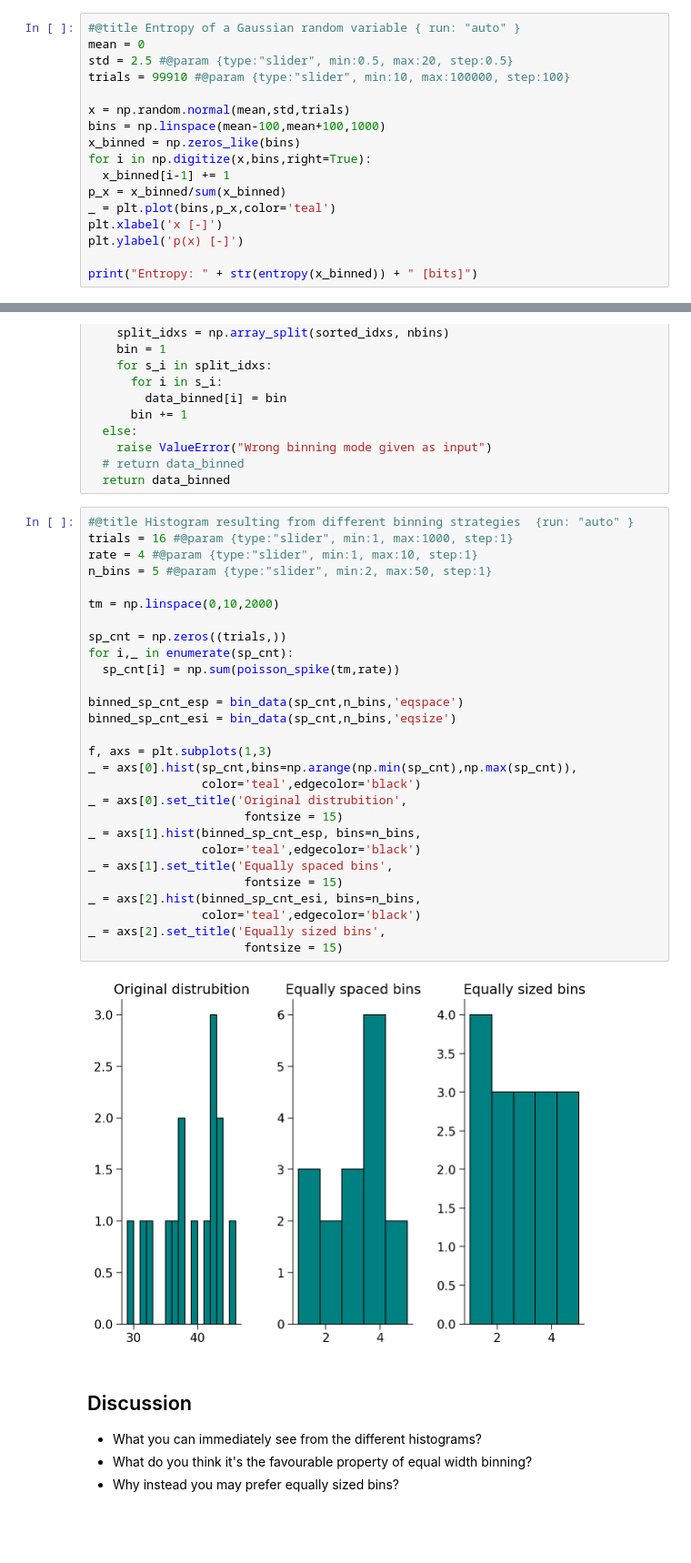
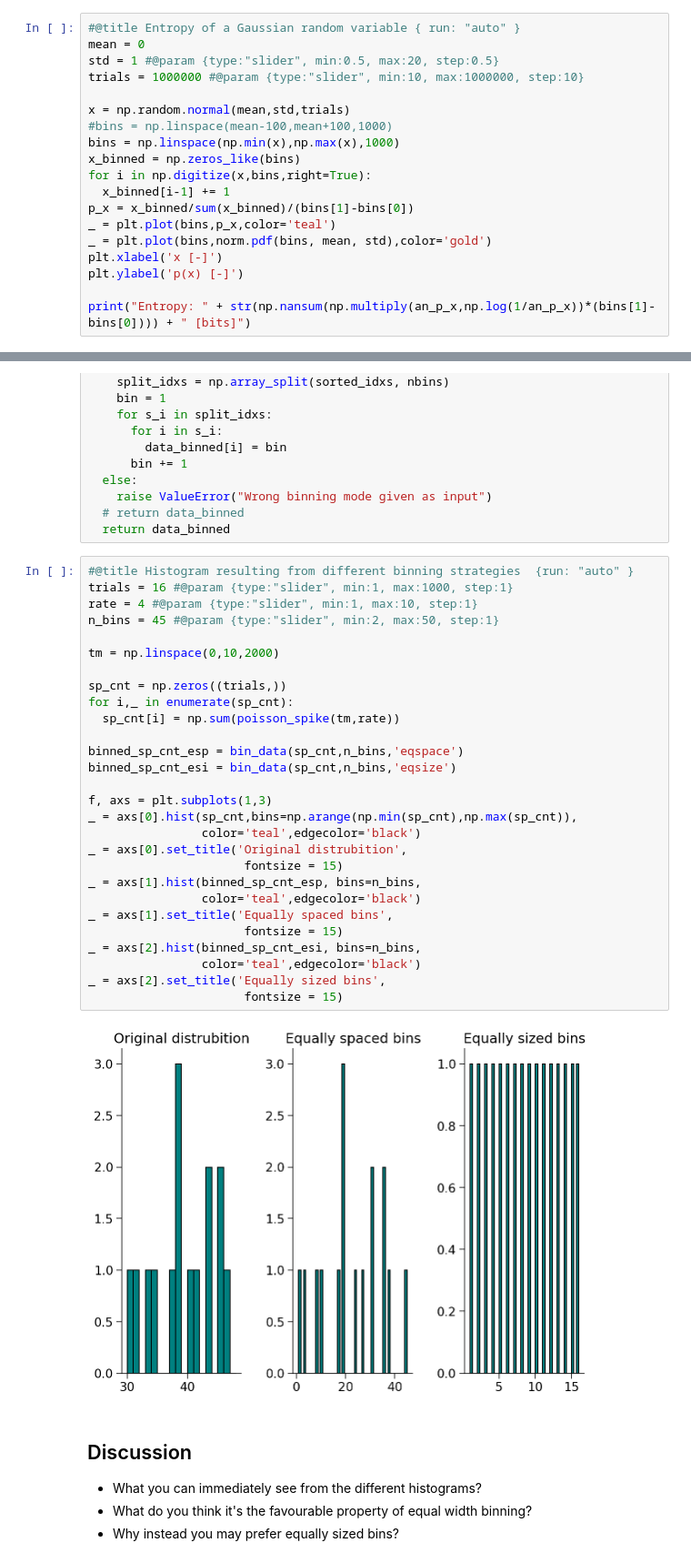
Before and after one commit to rmaffulli/MI_tutorial, a Jupyter notebook: MI_tutorial.ipynb, the cells around one changed output, grey strips where cells are left out. Shown at 91% size. Saved outputs shown, nothing was run; the diff lists cells and outputs as text; blank space fills up the shorter version.

```diff
--- a/MI_tutorial.ipynb
+++ b/MI_tutorial.ipynb
@@ -173,18 +173,20 @@ Correct! the value of entropy(x) is: 1.0
 # %%
 #@title Entropy of a Gaussian random variable { run: "auto" }
 mean = 0
-std = 2.5 #@param {type:"slider", min:0.5, max:20, step:0.5}
-trials = 99910 #@param {type:"slider", min:10, max:100000, step:100}
+std = 1 #@param {type:"slider", min:0.5, max:20, step:0.5}
+trials = 1000000 #@param {type:"slider", min:10, max:1000000, step:10}
 
 x = np.random.normal(mean,std,trials)
-bins = np.linspace(mean-100,mean+100,1000)
+#bins = np.linspace(mean-100,mean+100,1000)
+bins = np.linspace(np.min(x),np.max(x),1000)
 x_binned = np.zeros_like(bins)
 for i in np.digitize(x,bins,right=True):
   x_binned[i-1] += 1
-p_x = x_binned/sum(x_binned)
+p_x = x_binned/sum(x_binned)/(bins[1]-bins[0])
 _ = plt.plot(bins,p_x,color='teal')
+_ = plt.plot(bins,norm.pdf(bins, mean, std),color='gold')
 plt.xlabel('x [-]')
 plt.ylabel('p(x) [-]')
 
-print("Entropy: " + str(entropy(x_binned)) + " [bits]")
+print("Entropy: " + str(np.nansum(np.multiply(an_p_x,np.log(1/an_p_x))*(bins[1]-bins[0]))) + " [bits]")
 # %% [output]
@@ -434,33 +436,33 @@ def bin_data(data,nbins,mode):
 # %%
 #@title Histogram resulting from different binning strategies  {run: "auto" }
 trials = 16 #@param {type:"slider", min:1, max:1000, step:1}
 rate = 4 #@param {type:"slider", min:1, max:10, step:1}
-n_bins = 5 #@param {type:"slider", min:2, max:50, step:1}
+n_bins = 45 #@param {type:"slider", min:2, max:50, step:1}
 
 tm = np.linspace(0,10,2000)
 
 sp_cnt = np.zeros((trials,))
 for i,_ in enumerate(sp_cnt):
   sp_cnt[i] = np.sum(poisson_spike(tm,rate))
 
 binned_sp_cnt_esp = bin_data(sp_cnt,n_bins,'eqspace')
 binned_sp_cnt_esi = bin_data(sp_cnt,n_bins,'eqsize')
 
 f, axs = plt.subplots(1,3)
 _ = axs[0].hist(sp_cnt,bins=np.arange(np.min(sp_cnt),np.max(sp_cnt)),
                 color='teal',edgecolor='black')
 _ = axs[0].set_title('Original distrubition',
                       fontsize = 15)
 _ = axs[1].hist(binned_sp_cnt_esp, bins=n_bins,
                 color='teal',edgecolor='black')
 _ = axs[1].set_title('Equally spaced bins',
                       fontsize = 15)
 _ = axs[2].hist(binned_sp_cnt_esi, bins=n_bins,
                 color='teal',edgecolor='black')
 _ = axs[2].set_title('Equally sized bins',
                       fontsize = 15)
 # %% [output]
-[figure, old version]
+[figure, new version]
 # %% [markdown]
 ## Discussion
 - What you can immediately see from the different histograms?
```
Also changed, not shown: parts of 7 cells of this notebook.
